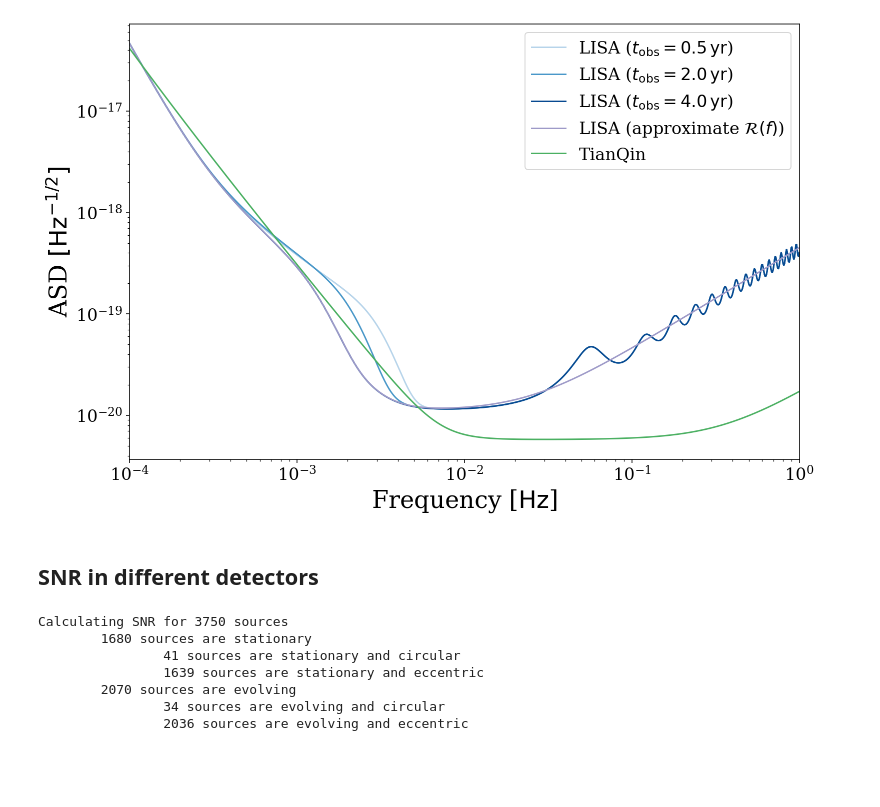
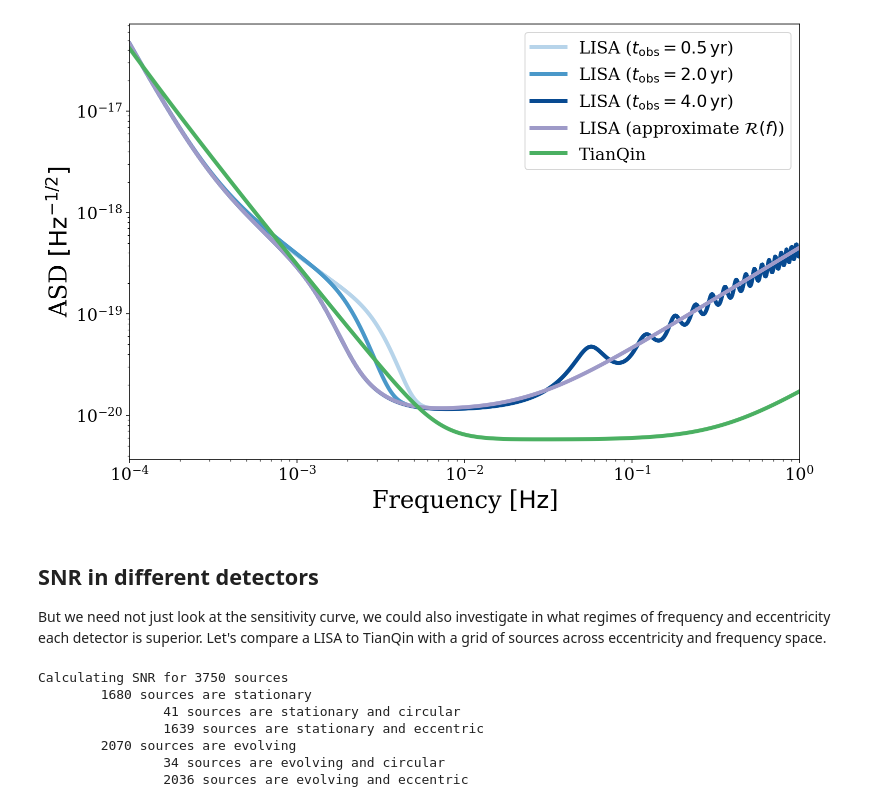
Before and after one commit to TeamLEGWORK/LEGWORK, a Jupyter notebook: docs/demos/Compare Sensitivity Curves.ipynb, the cells around one changed output. Drawn from its saved outputs; the diff is of its cells as text; code cells hidden in the pictures; blank space fills up the shorter version.

```diff
--- a/docs/demos/Compare Sensitivity Curves.ipynb
+++ b/docs/demos/Compare Sensitivity Curves.ipynb
@@ -29,28 +30,35 @@ plt.rcParams.update(params)
 # %%
+# create new figure
 fig, ax = plt.subplots()
 
+# define the frequency range of interest
 fr = np.logspace(-4, 0, 1000) * u.Hz
 
+# plot a sensitivity curve for different mission lengths
+linewidth = 4
 for i, t_obs in enumerate([0.5, 2.0, 4.0]):
     lw.visualisation.plot_sensitivity_curve(frequency_range=fr, t_obs=t_obs * u.yr,
-                                            fig=fig, ax=ax, show=False, fill=False,
+                                            fig=fig, ax=ax, show=False, fill=False, linewidth=linewidth,
                                             color=plt.get_cmap("Blues")((i + 1) * 0.3),
                                             label=r"LISA ($t_{{\rm obs}} = {{{}}} \, {{\rm yr}}$)".format(t_obs))
 
+# plot the LISA curve with an approximate response function
 lw.visualisation.plot_sensitivity_curve(frequency_range=fr, approximate_R=True,
-                                        fig=fig, ax=ax, show=False, fill=False,
+                                        fig=fig, ax=ax, show=False, fill=False, linewidth=linewidth,
                                         color=plt.get_cmap("Purples")(0.5),
                                         label=r"LISA (approximate $\mathcal{R}(f)$)")
 
+# plot the TianQin curve
 lw.visualisation.plot_sensitivity_curve(frequency_range=fr, instrument="TianQin", label="TianQin",
-                                        fig=fig, ax=ax, show=False,
+                                        fig=fig, ax=ax, show=False, linewidth=linewidth,
                                         color=plt.get_cmap("Greens")(0.6), fill=False)
 
 ax.legend(fontsize=0.7*fs)
 
 plt.show()
 # %% [output]
-[figure, old version]
+[figure, new version]
-# %% [markdown]
-## SNR in different detectors
+# %% [markdown]
+## SNR in different detectors
+But we need not just look at the sensitivity curve, we could also investigate in what regimes of frequency and eccentricity each detector is superior. Let's compare a LISA to TianQin with a grid of sources across eccentricity and frequency space.
 # %%
```
Also changed, not shown: parts of 10 cells of this notebook, 3 other files.
